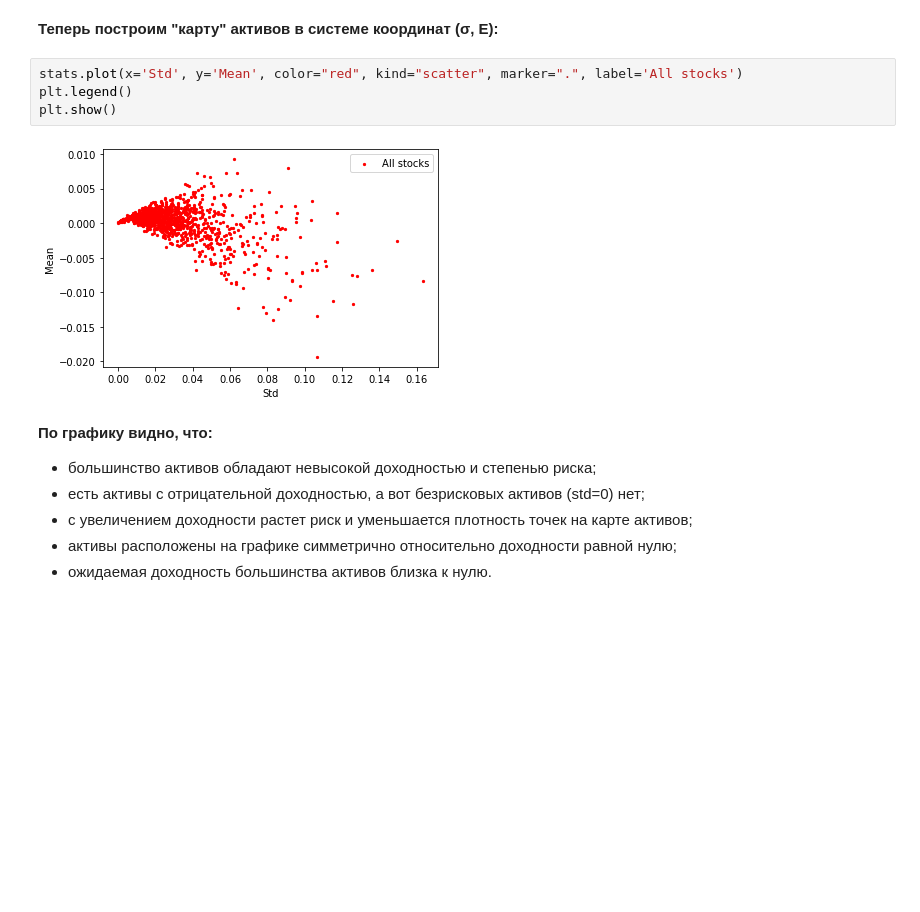
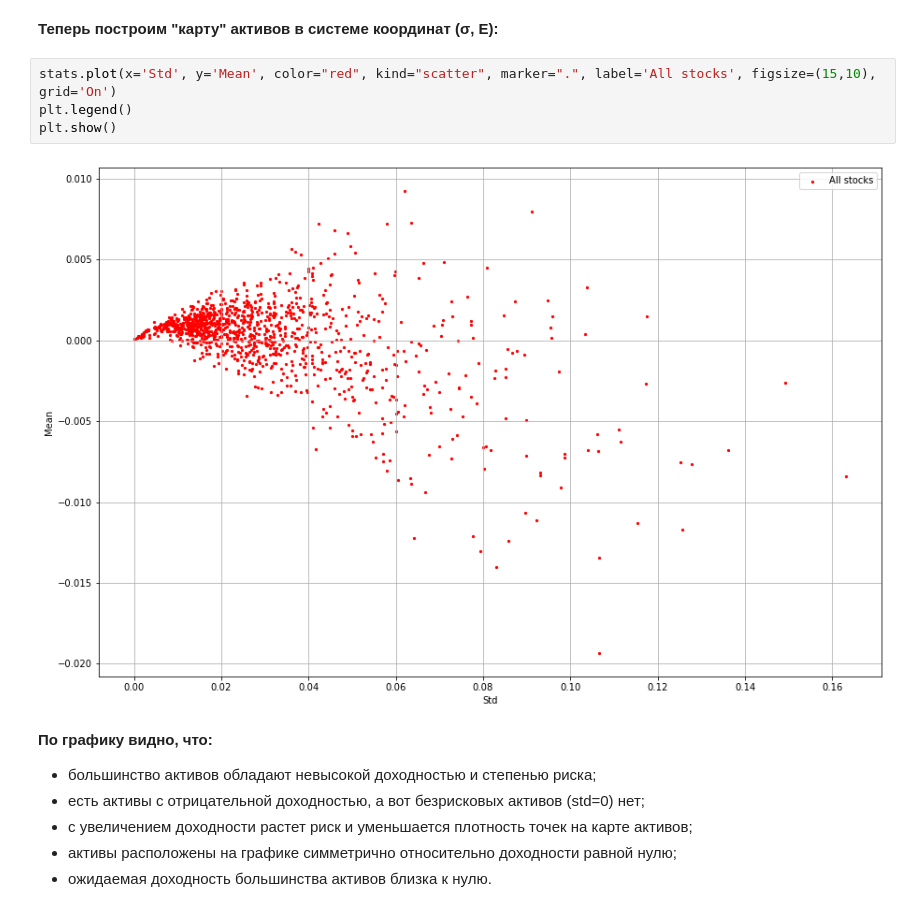
Before and after one commit to katyamalysheva/lab-1, a Jupyter notebook: lab1.ipynb, the cells around one changed output. Drawn from its saved outputs; the diff is of its cells as text; blank space fills up the shorter version.

```diff
--- a/lab1.ipynb
+++ b/lab1.ipynb
@@ -153,11 +153,11 @@ stats
 # %% [markdown]
 <b>Теперь построим "карту" активов в системе координат (σ, E):</b>
 # %%
-stats.plot(x='Std', y='Mean', color="red", kind="scatter", marker=".", label='All stoсks')
+stats.plot(x='Std', y='Mean', color="red", kind="scatter", marker=".", label='All stoсks', figsize=(15,10), grid='On')
 plt.legend()
 plt.show()
 # %% [output]
-[figure, old version]
+[figure, new version]
 # %% [markdown]
 <b> По графику видно, что: </b>
 <ul>
```
Also changed, not shown: parts of 13 cells of this notebook, 1 other file.
